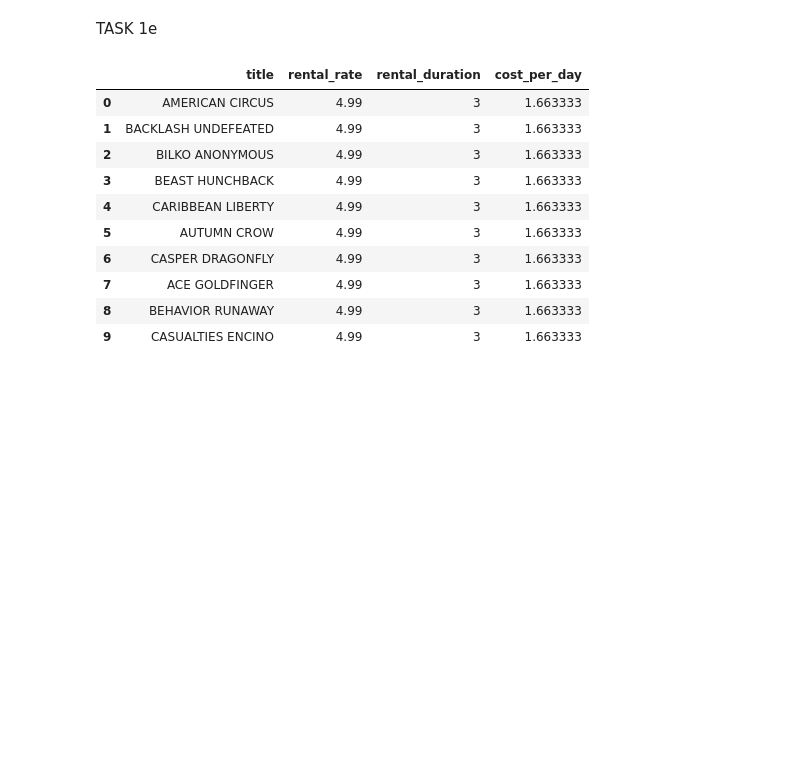
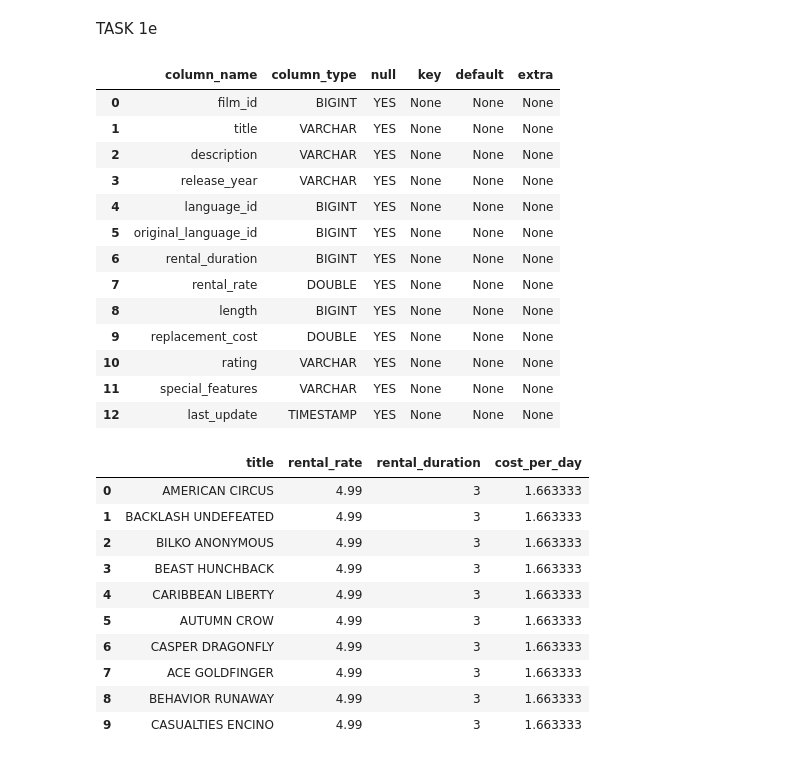
Before and after one commit to Alanzangana1/sakila_lab_alan_zangana, a Jupyter notebook: data/duckdb_pandas.ipynb, the cells around one changed output. Drawn from its saved outputs; the diff is of its cells as text; code cells hidden in the pictures; blank space fills up the shorter version.

```diff
--- a/data/duckdb_pandas.ipynb
+++ b/data/duckdb_pandas.ipynb
@@ -115,6 +115,23 @@ movie_stats
 | 0 | 46 | 115.272 | 114.0 | 185 |
 # %% [markdown]
 TASK 1e
+# %%
+conn.sql("desc film").df()
+# %% [output]
+|  | column_name | column_type | null | key | default | extra |
+| 0 | film_id | BIGINT | YES | None | None | None |
+| 1 | title | VARCHAR | YES | None | None | None |
+| 2 | description | VARCHAR | YES | None | None | None |
+| 3 | release_year | VARCHAR | YES | None | None | None |
+| 4 | language_id | BIGINT | YES | None | None | None |
+| 5 | original_language_id | BIGINT | YES | None | None | None |
+| 6 | rental_duration | BIGINT | YES | None | None | None |
+| 7 | rental_rate | DOUBLE | YES | None | None | None |
+| 8 | length | BIGINT | YES | None | None | None |
+| 9 | replacement_cost | DOUBLE | YES | None | None | None |
+| 10 | rating | VARCHAR | YES | None | None | None |
+| 11 | special_features | VARCHAR | YES | None | None | None |
+| 12 | last_update | TIMESTAMP | YES | None | None | None |
 # %%
 expensive_per_day = conn.sql("""
 SELECT
```
Also changed, not shown: parts of 4 cells of this notebook.
